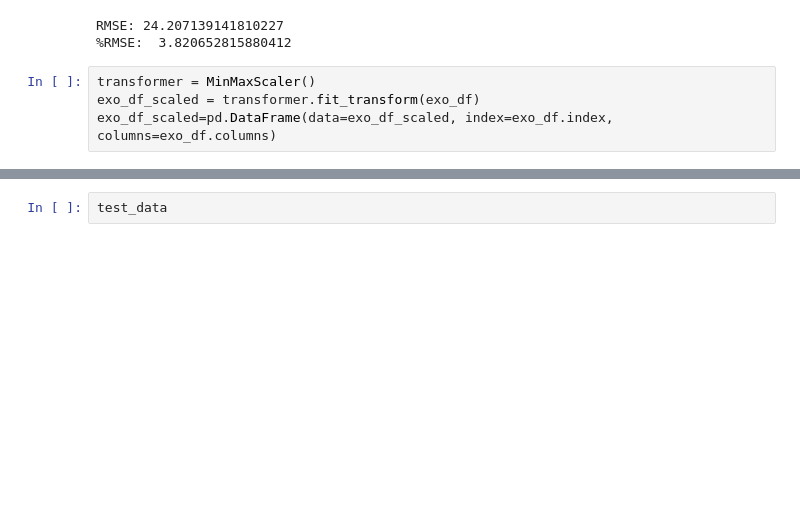
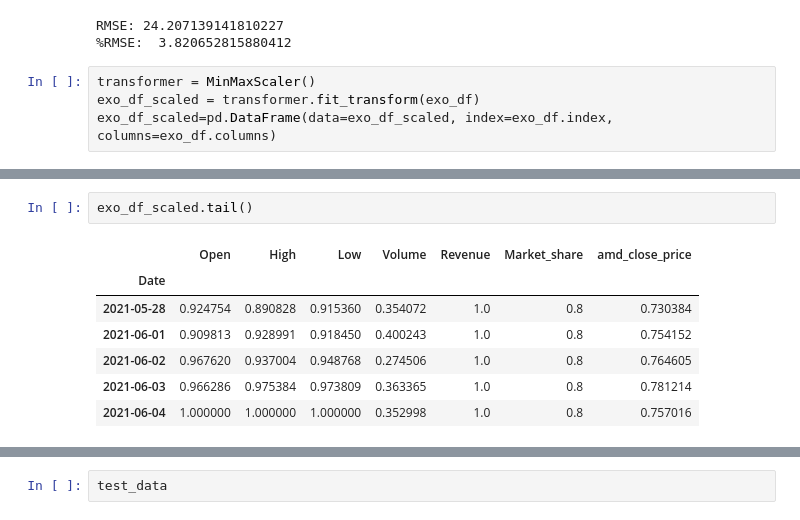
Before and after one commit to jayce7376/Nvidia_Stock_Prediction, a Jupyter notebook: Nvidia_Stock_Prediction.ipynb, the cells around one changed output, grey strips where cells are left out. Drawn from its saved outputs; the diff is of its cells as text; blank space fills up the shorter version.

```diff
--- a/Nvidia_Stock_Prediction.ipynb
+++ b/Nvidia_Stock_Prediction.ipynb
@@ -566,0 +577,10 @@ exo_df_scaled=pd.DataFrame(data=exo_df_scaled, index=exo_df.index, columns=exo_d
+# %%
+exo_df_scaled.tail()
+# %% [output]
+|  | Open | High | Low | Volume | Revenue | Market_share | amd_close_price |
+| Date |  |  |  |  |  |  |  |
+| 2021-05-28 | 0.924754 | 0.890828 | 0.915360 | 0.354072 | 1.0 | 0.8 | 0.730384 |
+| 2021-06-01 | 0.909813 | 0.928991 | 0.918450 | 0.400243 | 1.0 | 0.8 | 0.754152 |
+| 2021-06-02 | 0.967620 | 0.937004 | 0.948768 | 0.274506 | 1.0 | 0.8 | 0.764605 |
+| 2021-06-03 | 0.966286 | 0.975384 | 0.973809 | 0.363365 | 1.0 | 0.8 | 0.781214 |
+| 2021-06-04 | 1.000000 | 1.000000 | 1.000000 | 0.352998 | 1.0 | 0.8 | 0.757016 |
```
Also changed, not shown: parts of 13 cells of this notebook, 1 other file.
